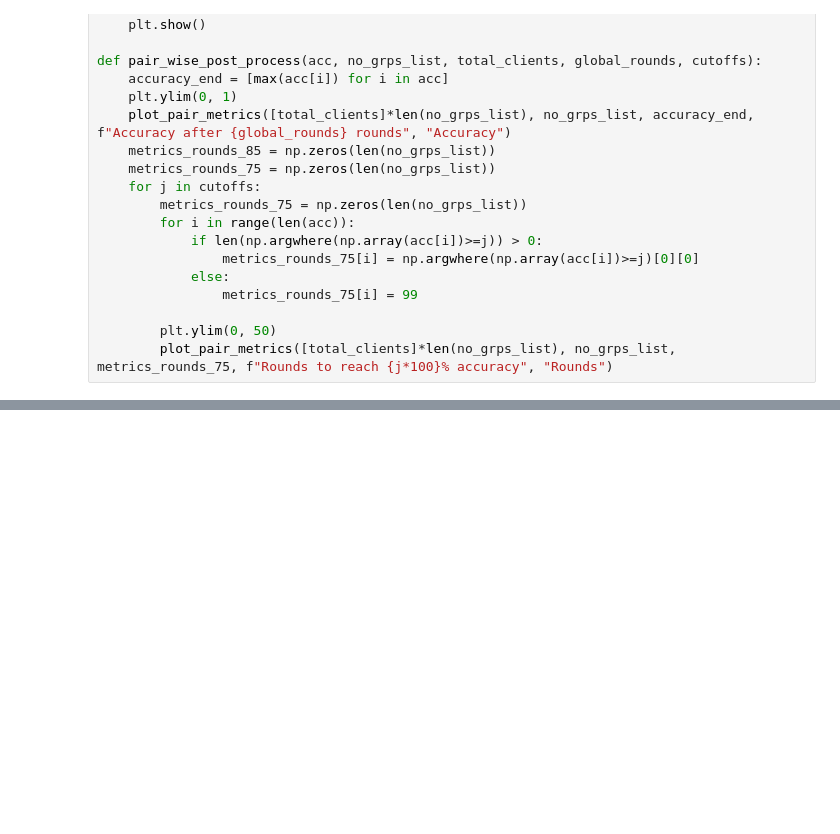
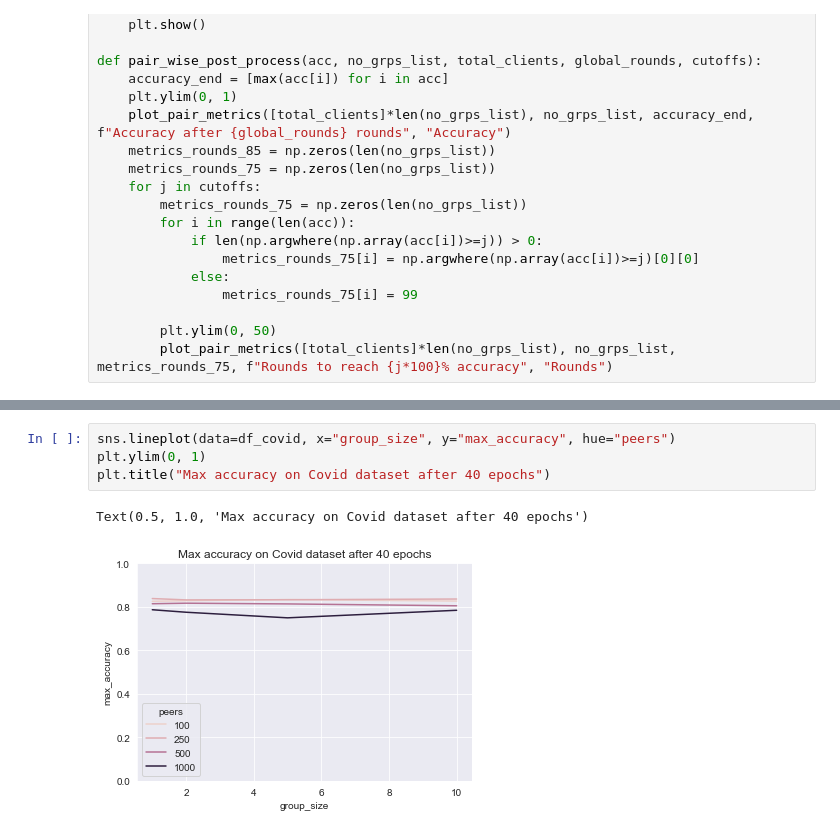
Before and after one commit to AdwaitB/AIC-Project, a Jupyter notebook: plotter.ipynb, the cells around one changed output, grey strips where cells are left out. Cells and saved outputs as stored; diff of their text form; blank space fills up the shorter version.

Commit message:
Updated plotter with all the plots

```diff
--- a/plotter.ipynb
+++ b/plotter.ipynb
@@ -161,0 +112,7 @@ get_metrics(dict_results, [0.75, 0.8])
+# %%
+sns.lineplot(data=df_covid, x="group_size", y="max_accuracy", hue="peers")
+plt.ylim(0, 1)
+plt.title("Max accuracy on Covid dataset after 40 epochs")
+# %% [output]
+Text(0.5, 1.0, 'Max accuracy on Covid dataset after 40 epochs')
+[figure, added]
```
Also changed, not shown: parts of 12 cells of this notebook.
